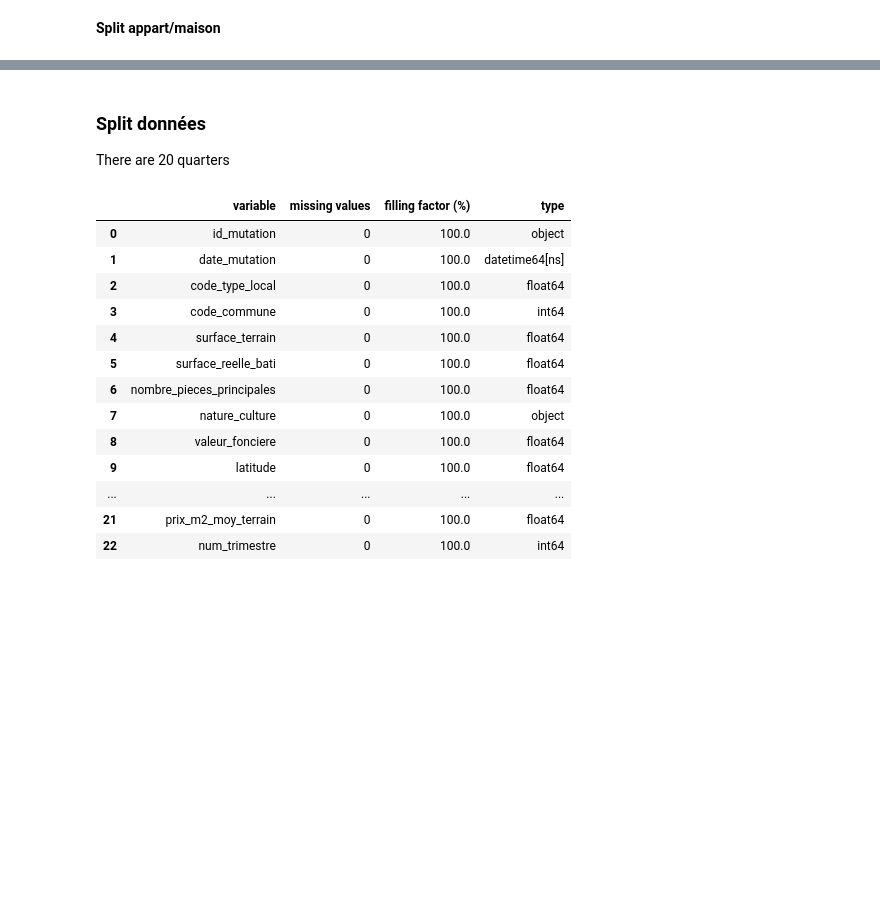
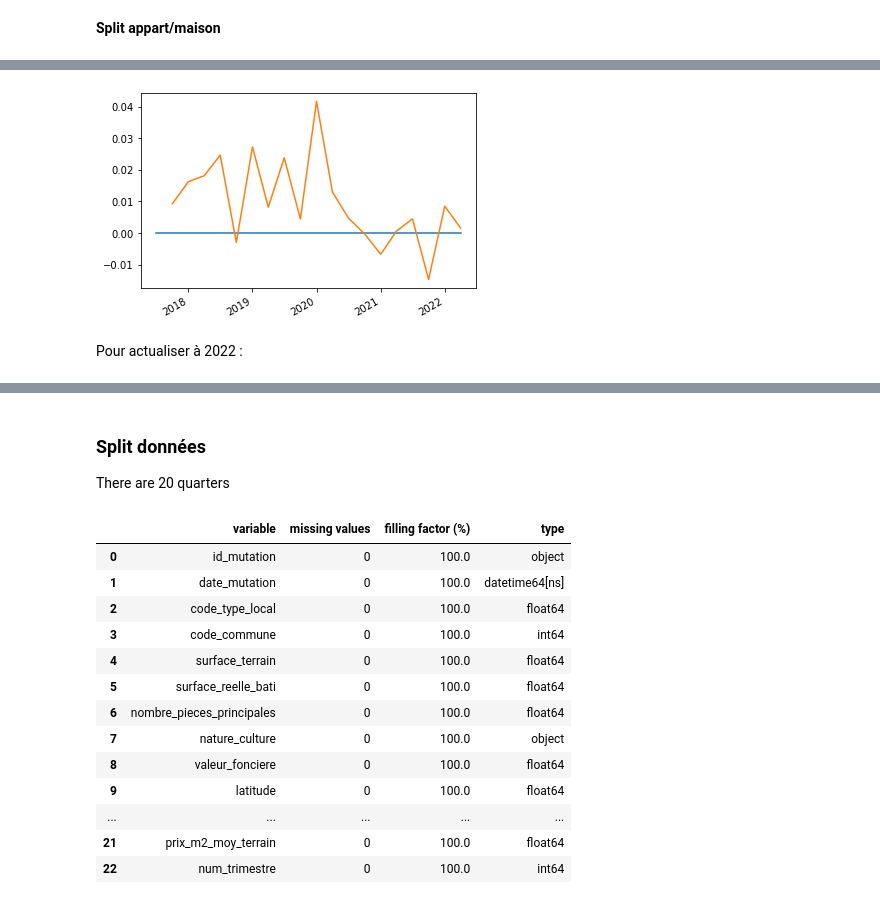
Before and after one commit to Clotilde-23/BDC, a Jupyter notebook: Notebooks/modelPreprocessing.ipynb, the cells around one changed output, grey strips where cells are left out. Drawn from its saved outputs; the diff is of its cells as text; code cells hidden in the pictures; blank space fills up the shorter version.

```diff
--- a/Notebooks/modelPreprocessing.ipynb
+++ b/Notebooks/modelPreprocessing.ipynb
@@ -195,0 +341,6 @@ Nombre d'apparts : 144048
+# %%
+plt.plot(growth_plot.index, [0 for i in range(20)])
+growth_plot.plot()
+plt.show()
+# %% [output]
+[figure, added]
@@ -195,0 +356,2 @@ Nombre d'apparts : 144048
+# %% [markdown]
+Pour actualiser à 2022 :
```
Also changed, not shown: parts of 32 cells of this notebook, 12 other files.
